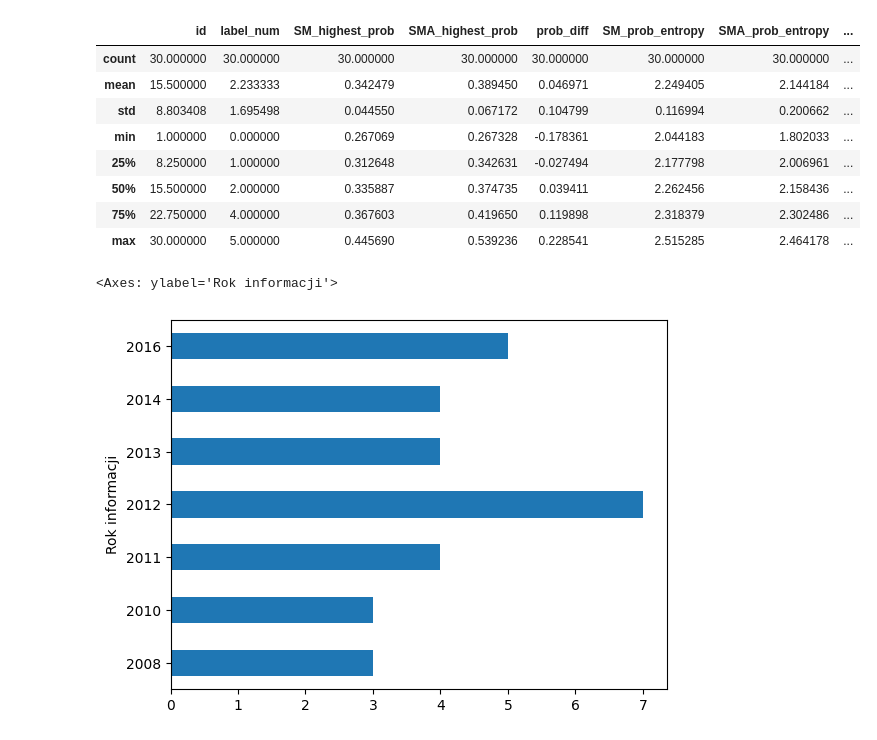
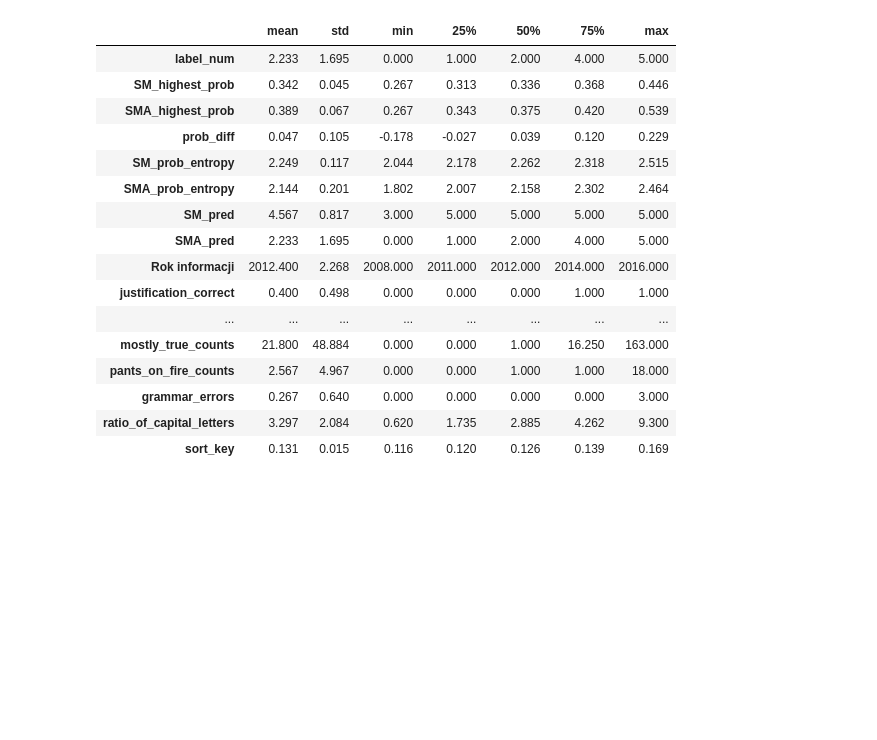
Before and after one commit to jegor377/thesis_classifier, a Jupyter notebook: SM vs SMA analysis results analysis.ipynb, the cells around one changed output. Drawn from its saved outputs; the diff is of its cells as text; code cells hidden in the pictures; blank space fills up the shorter version.

```diff
--- a/SM vs SMA analysis results analysis.ipynb
+++ b/SM vs SMA analysis results analysis.ipynb
@@ -21,19 +38,27 @@ sm_correct_sma_incorrect.describe()
 # %%
 sm_incorrect_sma_correct = pd.read_csv('analysis/SM_incorrect_SMA_correct_csv.csv')
 # %%
-sm_incorrect_sma_correct.describe()
+sm_incorrect_sma_correct_stats = sm_incorrect_sma_correct.drop('id', axis=1).\
+    describe().\
+    transpose().\
+    drop('count', axis=1).\
+    round(decimals=3)
+sm_incorrect_sma_correct_stats
 # %% [output]
-|  | id | label_num | SM_highest_prob | SMA_highest_prob | prob_diff | SM_prob_entropy | SMA_prob_entropy | ... |
-| count | 30.000000 | 30.000000 | 30.000000 | 30.000000 | 30.000000 | 30.000000 | 30.000000 | ... |
-| mean | 15.500000 | 2.233333 | 0.342479 | 0.389450 | 0.046971 | 2.249405 | 2.144184 | ... |
-| std | 8.803408 | 1.695498 | 0.044550 | 0.067172 | 0.104799 | 0.116994 | 0.200662 | ... |
-| min | 1.000000 | 0.000000 | 0.267069 | 0.267328 | -0.178361 | 2.044183 | 1.802033 | ... |
-| 25% | 8.250000 | 1.000000 | 0.312648 | 0.342631 | -0.027494 | 2.177798 | 2.006961 | ... |
-| 50% | 15.500000 | 2.000000 | 0.335887 | 0.374735 | 0.039411 | 2.262456 | 2.158436 | ... |
-| 75% | 22.750000 | 4.000000 | 0.367603 | 0.419650 | 0.119898 | 2.318379 | 2.302486 | ... |
-| max | 30.000000 | 5.000000 | 0.445690 | 0.539236 | 0.228541 | 2.515285 | 2.464178 | ... |
+|  | mean | std | min | 25% | 50% | 75% | max |
+| label_num | 2.233 | 1.695 | 0.000 | 1.000 | 2.000 | 4.000 | 5.000 |
+| SM_highest_prob | 0.342 | 0.045 | 0.267 | 0.313 | 0.336 | 0.368 | 0.446 |
+| SMA_highest_prob | 0.389 | 0.067 | 0.267 | 0.343 | 0.375 | 0.420 | 0.539 |
+| prob_diff | 0.047 | 0.105 | -0.178 | -0.027 | 0.039 | 0.120 | 0.229 |
+| SM_prob_entropy | 2.249 | 0.117 | 2.044 | 2.178 | 2.262 | 2.318 | 2.515 |
+| SMA_prob_entropy | 2.144 | 0.201 | 1.802 | 2.007 | 2.158 | 2.302 | 2.464 |
+| SM_pred | 4.567 | 0.817 | 3.000 | 5.000 | 5.000 | 5.000 | 5.000 |
+| SMA_pred | 2.233 | 1.695 | 0.000 | 1.000 | 2.000 | 4.000 | 5.000 |
+| Rok informacji | 2012.400 | 2.268 | 2008.000 | 2011.000 | 2012.000 | 2014.000 | 2016.000 |
+| justification_correct | 0.400 | 0.498 | 0.000 | 0.000 | 0.000 | 1.000 | 1.000 |
+| ... | ... | ... | ... | ... | ... | ... | ... |
+| mostly_true_counts | 21.800 | 48.884 | 0.000 | 0.000 | 1.000 | 16.250 | 163.000 |
+| pants_on_fire_counts | 2.567 | 4.967 | 0.000 | 0.000 | 1.000 | 1.000 | 18.000 |
+| grammar_errors | 0.267 | 0.640 | 0.000 | 0.000 | 0.000 | 0.000 | 3.000 |
+| ratio_of_capital_letters | 3.297 | 2.084 | 0.620 | 1.735 | 2.885 | 4.262 | 9.300 |
+| sort_key | 0.131 | 0.015 | 0.116 | 0.120 | 0.126 | 0.139 | 0.169 |
-# %%
-sm_correct_sma_incorrect['Rok informacji'].value_counts().sort_index().plot(kind='barh')
-# %% [output]
-<Axes: ylabel='Rok informacji'>
-[figure, removed]
```
Also changed, not shown: parts of 19 cells of this notebook, 11 other files.
